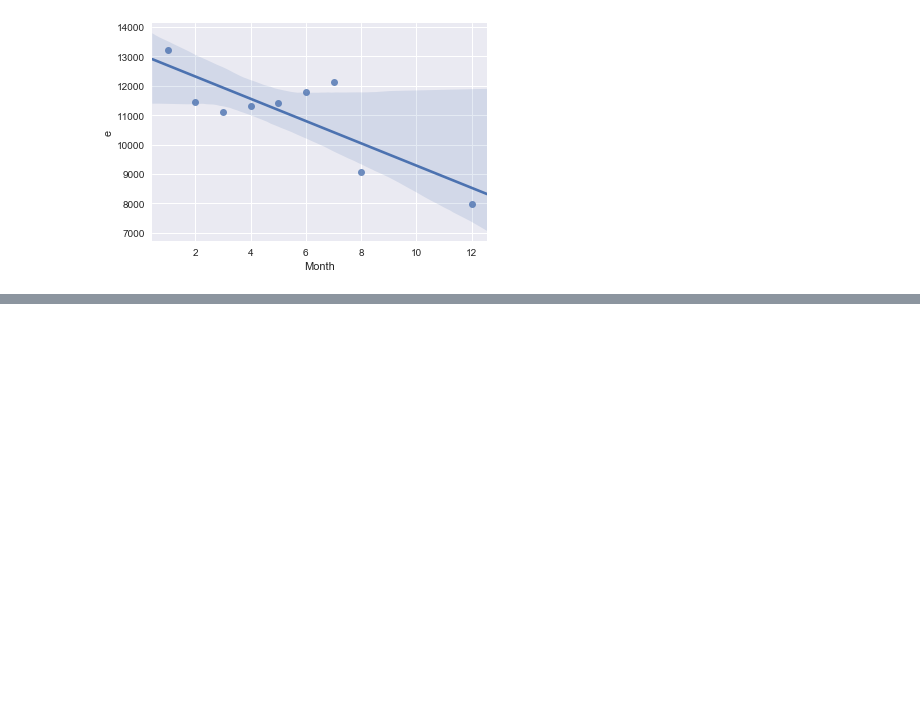
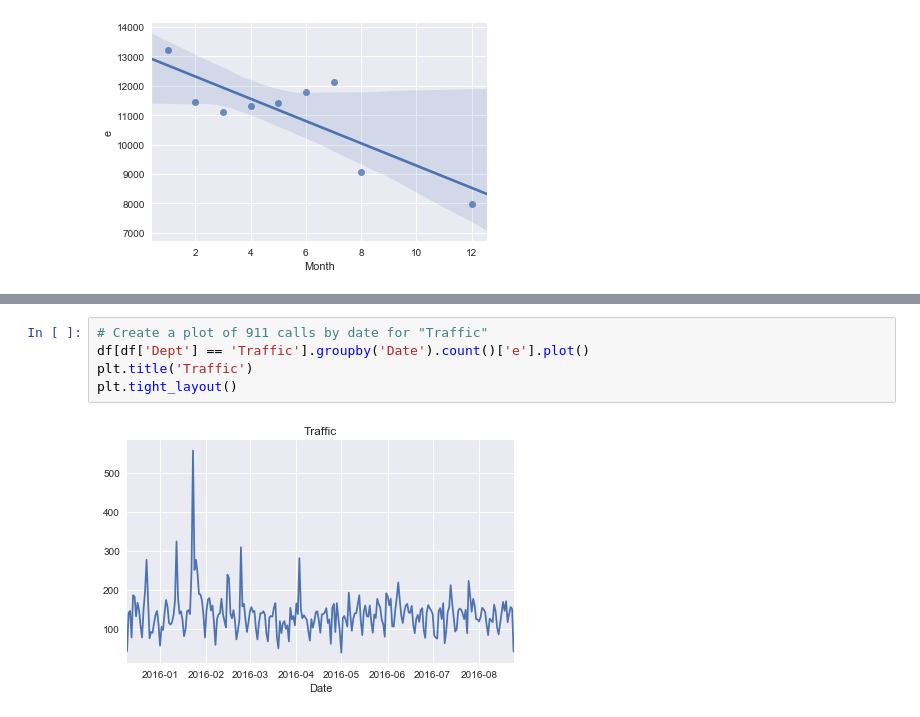
Before and after one commit to IrwingD/ML--Exploratory-Data-Analysis-Basics, a Jupyter notebook: 911 Calls.ipynb, the cells around one changed output, grey strips where cells are left out. Saved outputs shown, nothing was run; the diff lists cells and outputs as text; blank space fills up the shorter version.

```diff
--- a/911 Calls.ipynb
+++ b/911 Calls.ipynb
@@ -250,0 +257,7 @@ df.head()
+# %%
+# Create a plot of 911 calls by date for "Traffic"
+df[df['Dept'] == 'Traffic'].groupby('Date').count()['e'].plot()
+plt.title('Traffic')
+plt.tight_layout()
+# %% [output]
+[figure, added]
```
Also changed, not shown: parts of 9 cells of this notebook.
